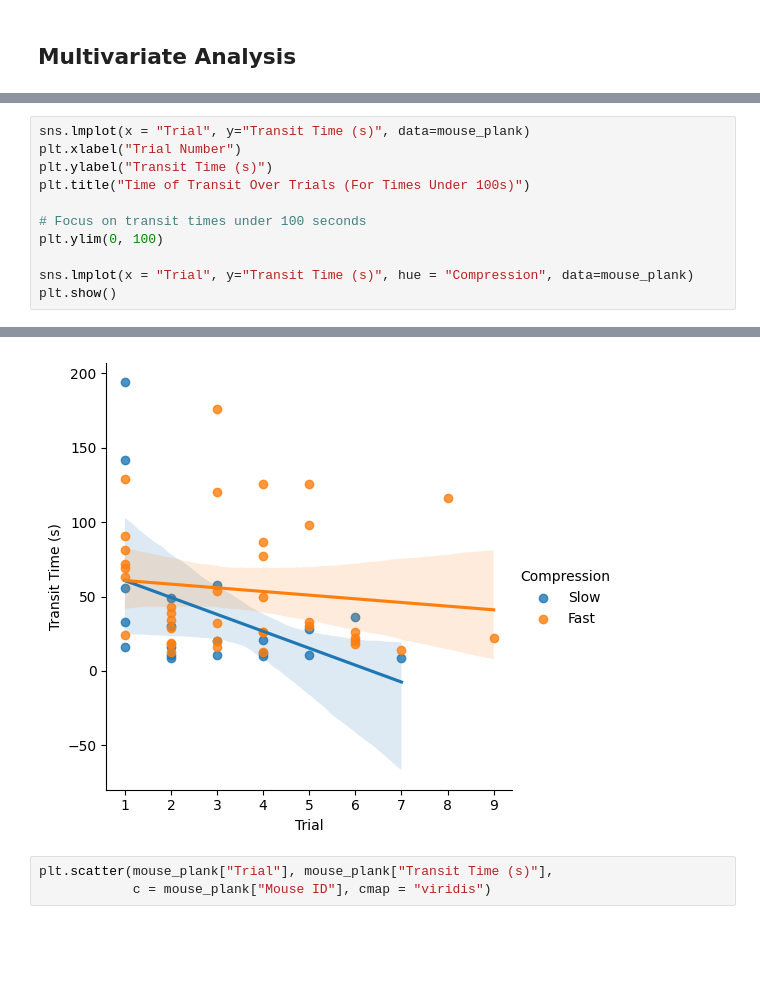
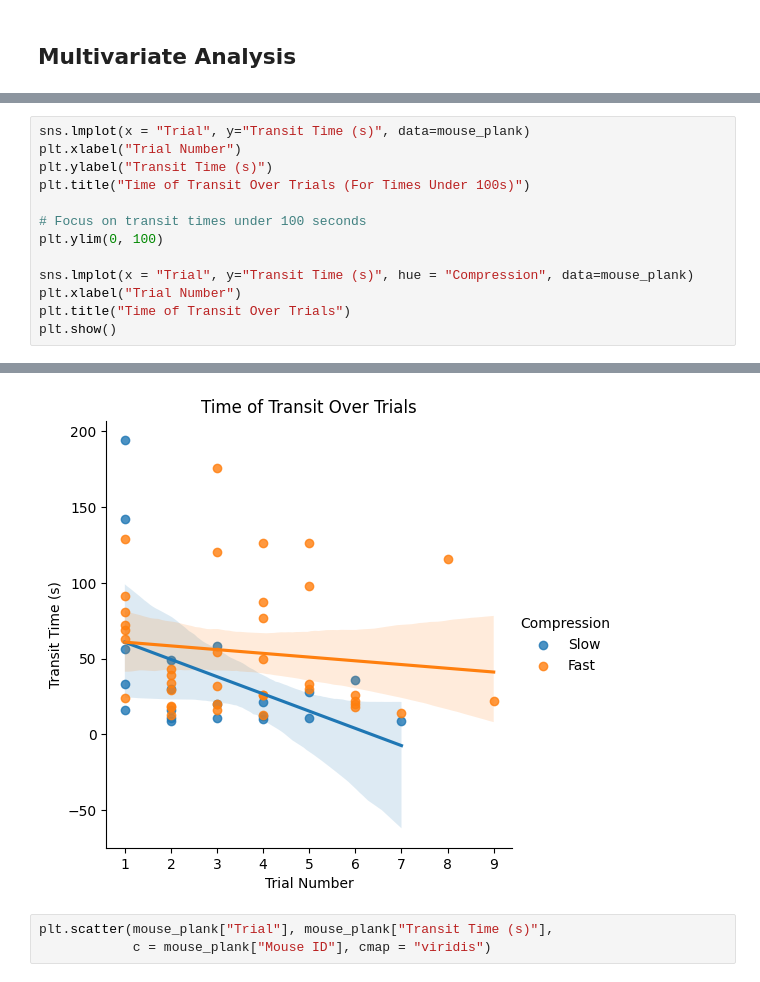
Before and after one commit to milliehuang2022/Chronic-Spinal-Cord-Injury, a Jupyter notebook: mouse_plank.ipynb, the cells around one changed output, grey strips where cells are left out. Saved outputs shown, nothing was run; the diff lists cells and outputs as text; blank space fills up the shorter version.

```diff
--- a/mouse_plank.ipynb
+++ b/mouse_plank.ipynb
@@ -111,17 +122,19 @@ plt.show()
 # %%
 sns.lmplot(x = "Trial", y="Transit Time (s)", data=mouse_plank)
 plt.xlabel("Trial Number")
 plt.ylabel("Transit Time (s)")
 plt.title("Time of Transit Over Trials (For Times Under 100s)")
 
 # Focus on transit times under 100 seconds
 plt.ylim(0, 100)
 
 sns.lmplot(x = "Trial", y="Transit Time (s)", hue = "Compression", data=mouse_plank)
+plt.xlabel("Trial Number")
+plt.title("Time of Transit Over Trials")
 plt.show()
 # %% [output]
 [figure]
-[figure, old version]
+[figure, new version]
 # %%
 plt.scatter(mouse_plank["Trial"], mouse_plank["Transit Time (s)"],
             c = mouse_plank["Mouse ID"], cmap = "viridis")
```
Also changed, not shown: parts of 14 cells of this notebook.
